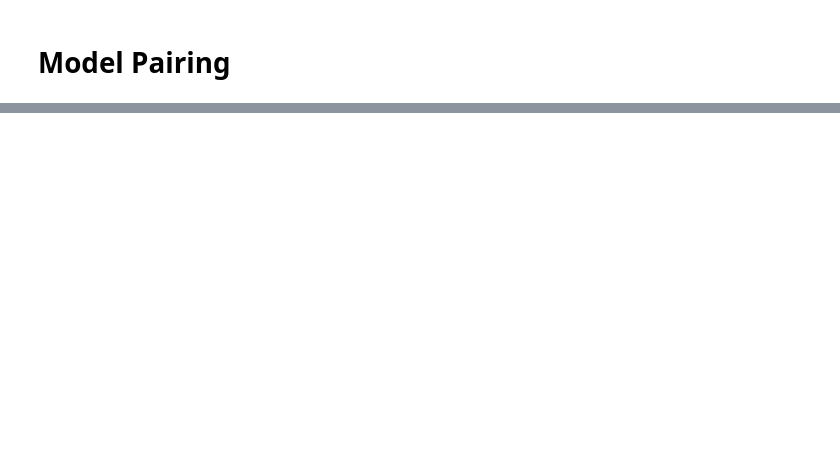
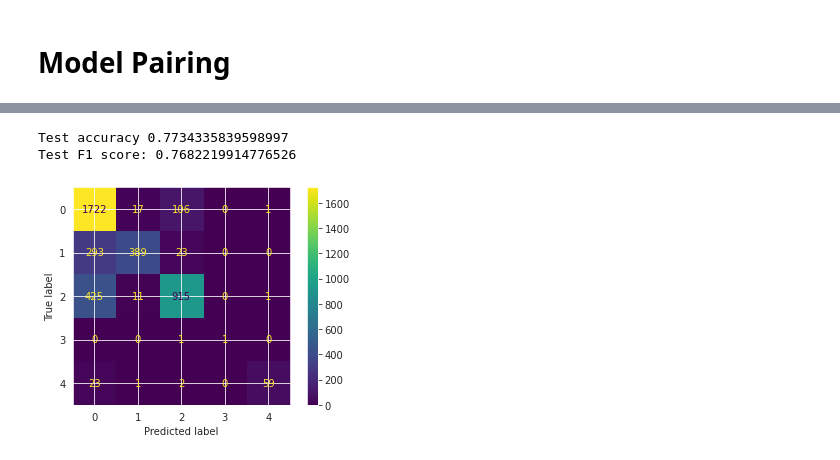
Before and after one commit to Abbracx/personal-statement-analysis, a Jupyter notebook: Personal statement analysis.ipynb, the cells around one changed output, grey strips where cells are left out. Saved outputs shown, nothing was run; the diff lists cells and outputs as text; code cells hidden in the pictures; blank space fills up the shorter version.

Commit message:
Added a confusion matrix for paired model

```diff
--- a/Personal statement analysis.ipynb
+++ b/Personal statement analysis.ipynb
@@ -1216,0 +1228,16 @@ AttributeError: 'Doc2Vec' object has no attribute 'delete_temporary_training_dat
+# %%
+# concatenate the two models
+
+concat_model = ConcatenatedDoc2Vec([model_dbow, model_dmm])
+# %%
+def get_vectors(model, tagged_docs):
+    sents = tagged_docs.values
+    targets, vectors = zip(*[(doc.tags[0], model.infer_vector(doc.words, epochs=20)) for doc in sents])
+    return targets, vectors
+# %%
+# Train the model again
+concat_y_train, concat_X_train = get_vectors(concat_model, X1_train_tagged)
+concat_y_test, concat_X_test = get_vectors(concat_model, X1_train_tagged)
+# %%
+lrc.fit(concat_X_train, concat_y_train)
+y_pred = lrc.predict(concat_X_test)
@@ -1216,0 +1252,6 @@ AttributeError: 'Doc2Vec' object has no attribute 'delete_temporary_training_dat
+# %%
+print('Test accuracy %s' %accuracy_score(concat_y_test, y_pred))
+print('Test F1 score: {}'.format(f1_score(concat_y_test, y_pred, average='weighted')))
+# %% [output]
+Test accuracy 0.7734335839598997
+Test F1 score: 0.7682219914776526
@@ -1216,0 +1260,9 @@ AttributeError: 'Doc2Vec' object has no attribute 'delete_temporary_training_dat
+# %%
+# Logging a confusion matrix
+
+cm = confusion_matrix(concat_y_test, y_pred, labels=lrc.classes_)
+disp = ConfusionMatrixDisplay(confusion_matrix=cm, display_labels=lrc.classes_)
+disp.plot()
+plt.show()
+# %% [output]
+[figure, added]
```
Also changed, not shown: parts of 21 cells of this notebook.
